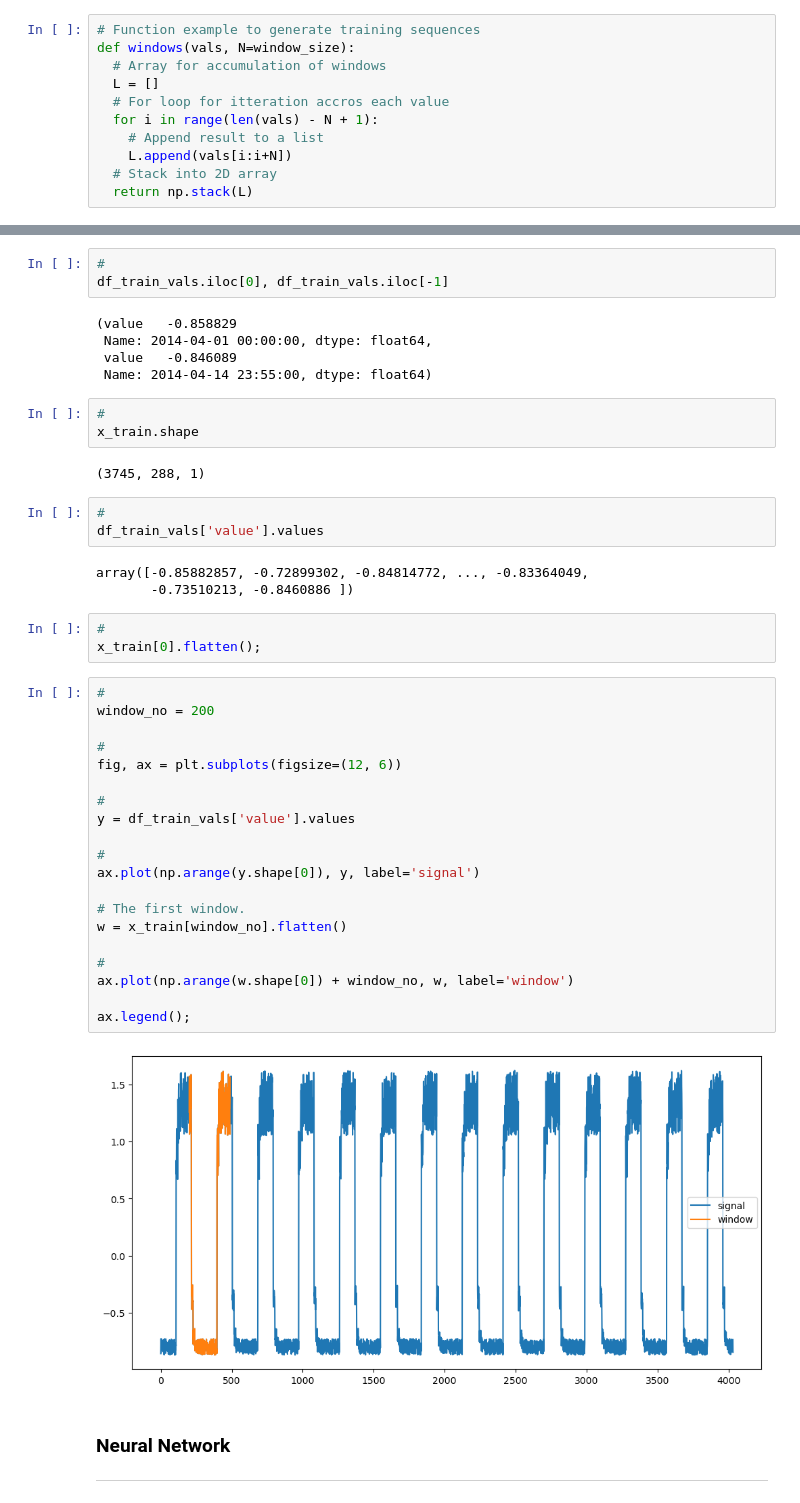
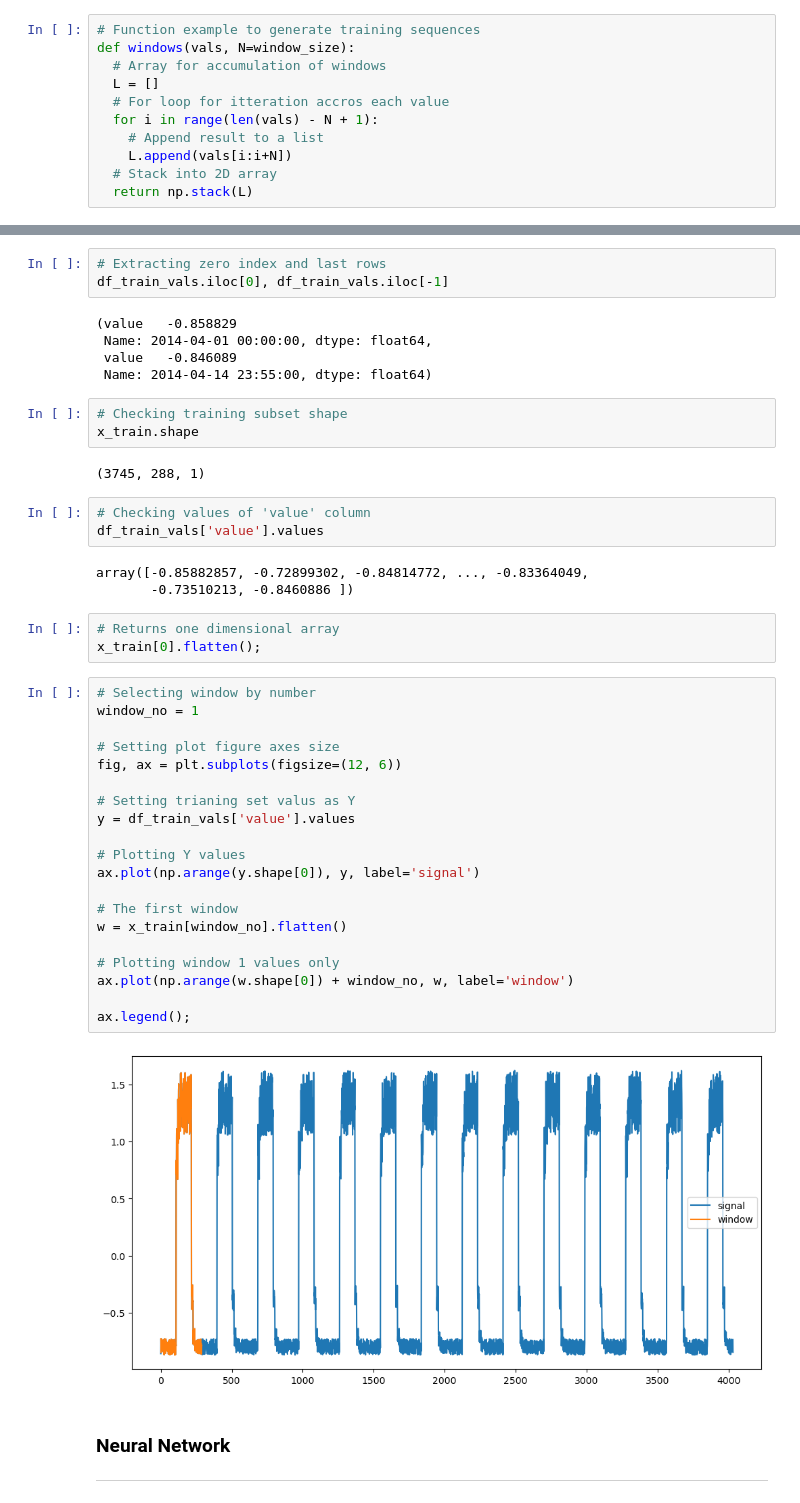
Before and after one commit to Mantvydas-data/MLS-Project, a Jupyter notebook: Timeseries Anomaly Detection using Keras.ipynb, the cells around one changed output, grey strips where cells are left out. Saved outputs shown, nothing was run; the diff lists cells and outputs as text.

```diff
--- a/Timeseries Anomaly Detection using Keras.ipynb
+++ b/Timeseries Anomaly Detection using Keras.ipynb
@@ -327,7 +327,7 @@ x_train[0][0], x_train[-1][-1]
 # %% [output]
 (array([-0.85882857]), array([-0.8460886]))
 # %%
-#
+# Extracting zero index and last rows
 df_train_vals.iloc[0], df_train_vals.iloc[-1]
 # %% [output]
 (value   -0.858829
@@ -335,41 +335,41 @@ df_train_vals.iloc[0], df_train_vals.iloc[-1]
  value   -0.846089
  Name: 2014-04-14 23:55:00, dtype: float64)
 # %%
-#
+# Checking training subset shape
 x_train.shape
 # %% [output]
 (3745, 288, 1)
 # %%
-#
+# Checking values of 'value' column
 df_train_vals['value'].values
 # %% [output]
 array([-0.85882857, -0.72899302, -0.84814772, ..., -0.83364049,
        -0.73510213, -0.8460886 ])
 # %%
-#
+# Returns one dimensional array
 x_train[0].flatten();
 # %%
-#
-window_no = 200
+# Selecting window by number
+window_no = 1
 
-#
+# Setting plot figure axes size
 fig, ax = plt.subplots(figsize=(12, 6))
 
-#
+# Setting trianing set valus as Y
 y = df_train_vals['value'].values
 
-#
+# Plotting Y values
 ax.plot(np.arange(y.shape[0]), y, label='signal')
 
-# The first window.
+# The first window
 w = x_train[window_no].flatten()
 
-#
+# Plotting window 1 values only
 ax.plot(np.arange(w.shape[0]) + window_no, w, label='window')
 
 ax.legend();
 # %% [output]
-[figure, old version]
+[figure, new version]
 # %% [markdown]
 ### Neural Network
 ___
```
Also changed, not shown: parts of 17 cells of this notebook.
